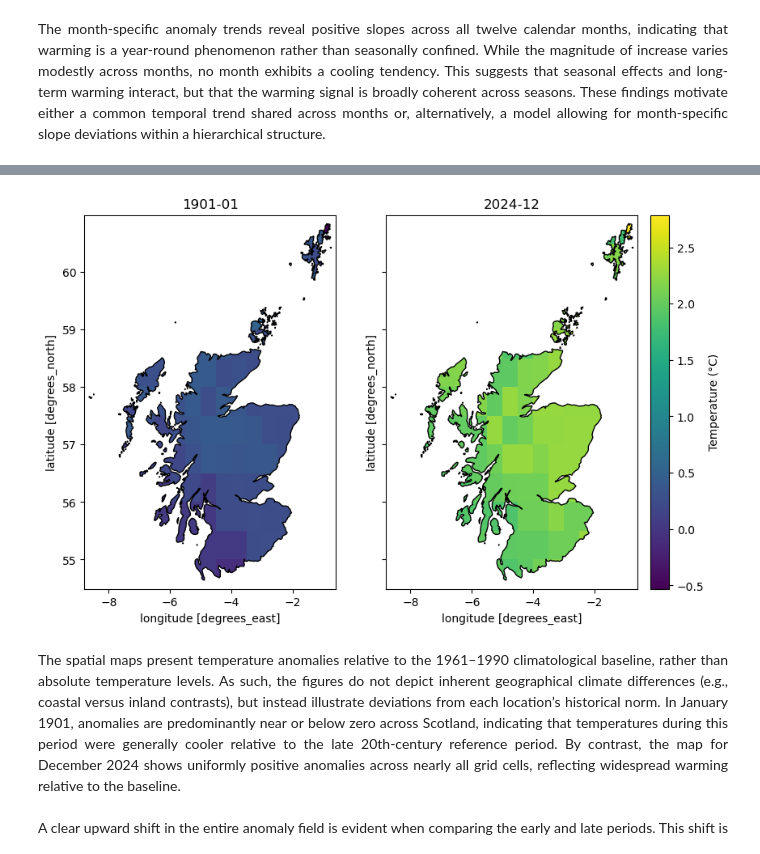
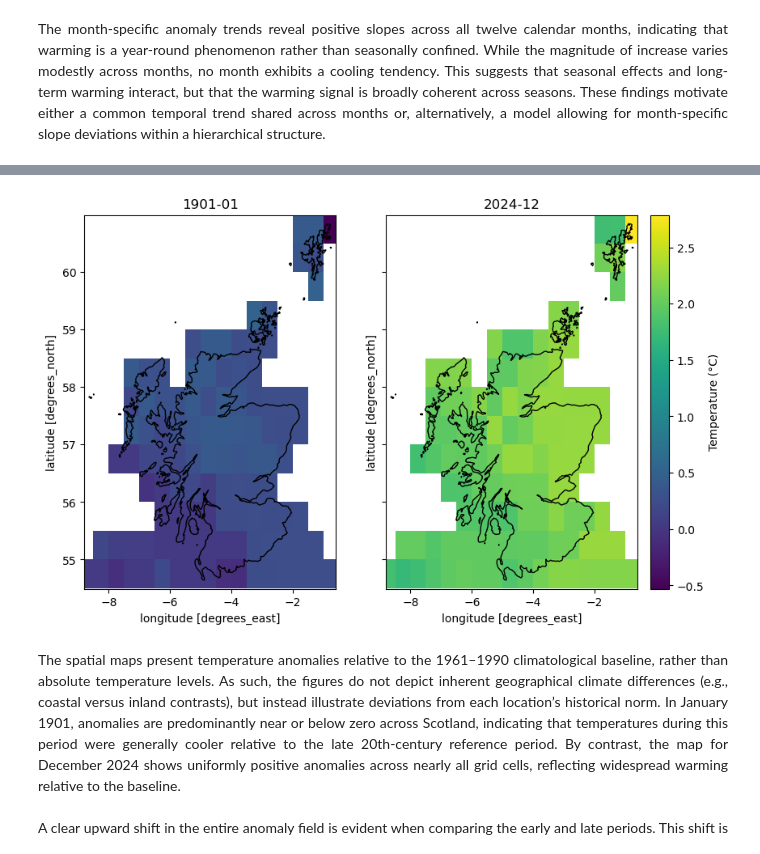
Before and after one commit to JacksonCDataScience/SRS_Project_2, a Jupyter notebook: [ANOM] 01- EDA.ipynb, the cells around one changed output, grey strips where cells are left out. Saved outputs shown, nothing was run; the diff lists cells and outputs as text; code cells hidden in the pictures.

```diff
--- a/[ANOM] 01- EDA.ipynb
+++ b/[ANOM] 01- EDA.ipynb
@@ -288,38 +278,34 @@ axes[0].set_title("1901-01")
 
 # second plot
 im1 = ds_n.plot(
     ax=axes[1],
     vmin=vmin,
     vmax=vmax,
     add_colorbar=False
 )
 axes[1].set_title("2024-12")
 
-# clip both to Scotland
-clip_raster_to_geom(axes[0], geom)
-clip_raster_to_geom(axes[1], geom)
-
 # draw boundary
 scot.boundary.plot(ax=axes[0], color="black", linewidth=1)
 scot.boundary.plot(ax=axes[1], color="black", linewidth=1)
 
 # same extent
 for ax in axes:
     ax.set_xlim(minx1, maxx1)
     ax.set_ylim(miny1, maxy1)
 
 # shared colorbar
 fig.colorbar(
     axes[1].collections[0],
     ax=axes,
     label="Temperature (°C)",
     fraction=0.04,
     pad=0.02
 )
 
 plt.show()
 # %% [output]
-[figure, old version]
+[figure, new version]
 # %% [markdown]
 <div align="justify"> The spatial maps present temperature anomalies relative to the 1961–1990 climatological baseline, rather than absolute temperature levels. As such, the figures do not depict inherent geographical climate differences (e.g., coastal versus inland contrasts), but instead illustrate deviations from each location’s historical norm. In January 1901, anomalies are predominantly near or below zero across Scotland, indicating that temperatures during this period were generally cooler relative to the late 20th-century reference period. By contrast, the map for December 2024 shows uniformly positive anomalies across nearly all grid cells, reflecting widespread warming relative to the baseline. </div> <br>
 
```
Also changed, not shown: parts of 4 cells of this notebook, 19 other files.
